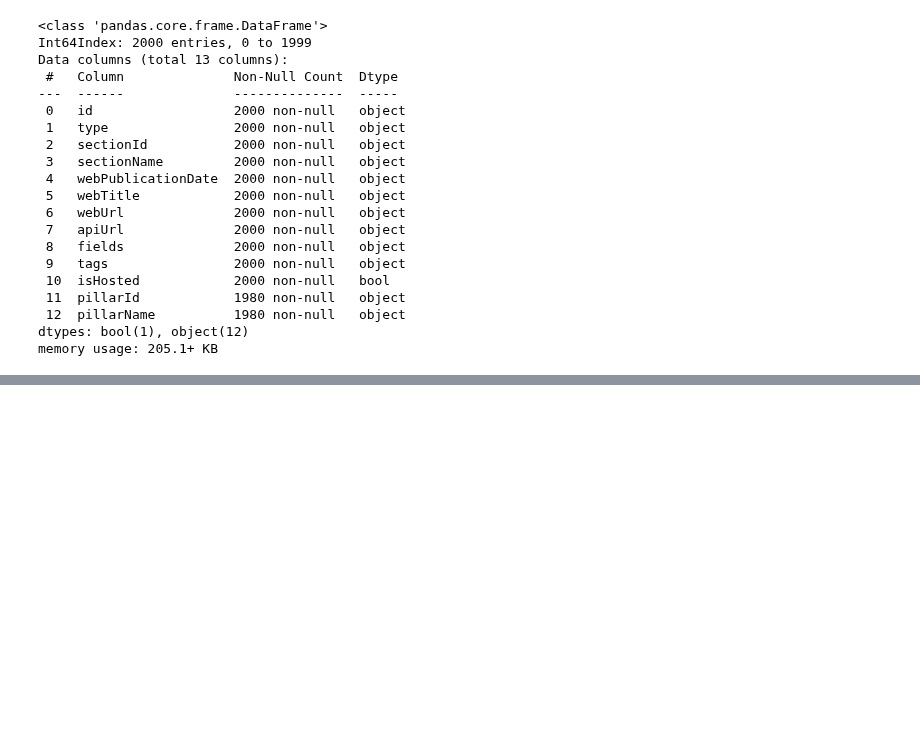
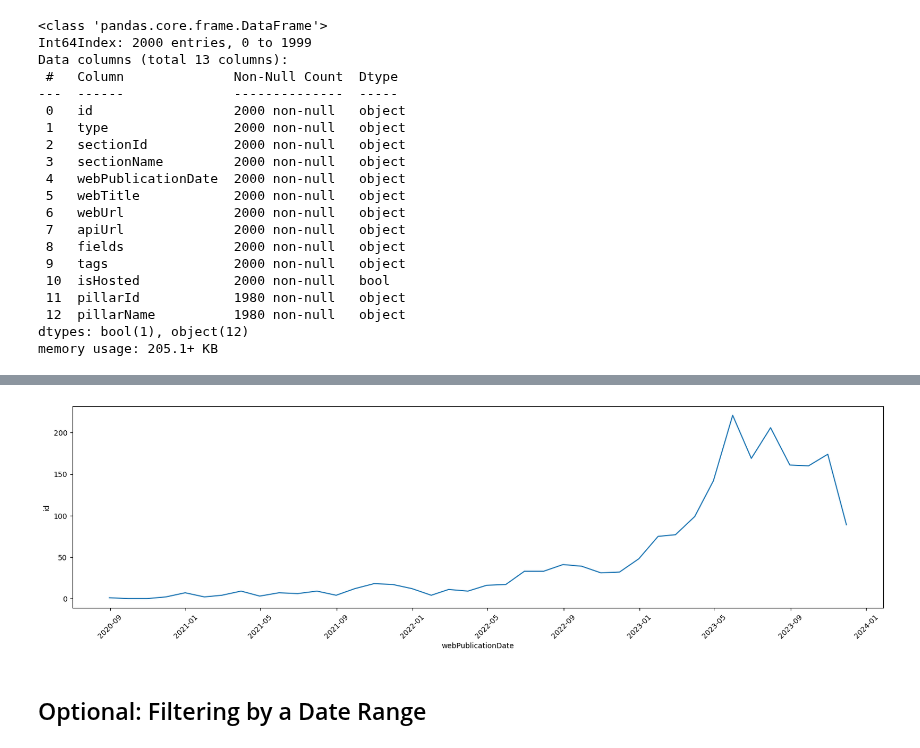
Before and after one commit to Minyall/sc207_2023-24, a Jupyter notebook: 8_9_APIs/9_api_data.ipynb, the cells around one changed output, grey strips where cells are left out. Saved outputs shown, nothing was run; the diff lists cells and outputs as text; code cells hidden in the pictures; blank space fills up the shorter version.

```diff
--- a/8_9_APIs/9_api_data.ipynb
+++ b/8_9_APIs/9_api_data.ipynb
@@ -48,0 +60,4 @@ import matplotlib.pyplot as plt
+# %%
+time_grouper = pd.Grouper(key='webPublicationDate', freq='M')
+count_over_time = articles.groupby(time_grouper).count().reset_index()[['webPublicationDate','id']]
+count_over_time.head()
@@ -48,0 +71,9 @@ import matplotlib.pyplot as plt
+# %%
+plt.figure(figsize=(20,5))
+plot = sns.lineplot(data=count_over_time, x='webPublicationDate', y='id')
+
+plot.tick_params(axis='x', labelrotation=45)
+# %% [output]
+[figure, added]
+# %% [markdown]
+## Optional: Filtering by a Date Range
```
Also changed, not shown: parts of 35 cells of this notebook.
